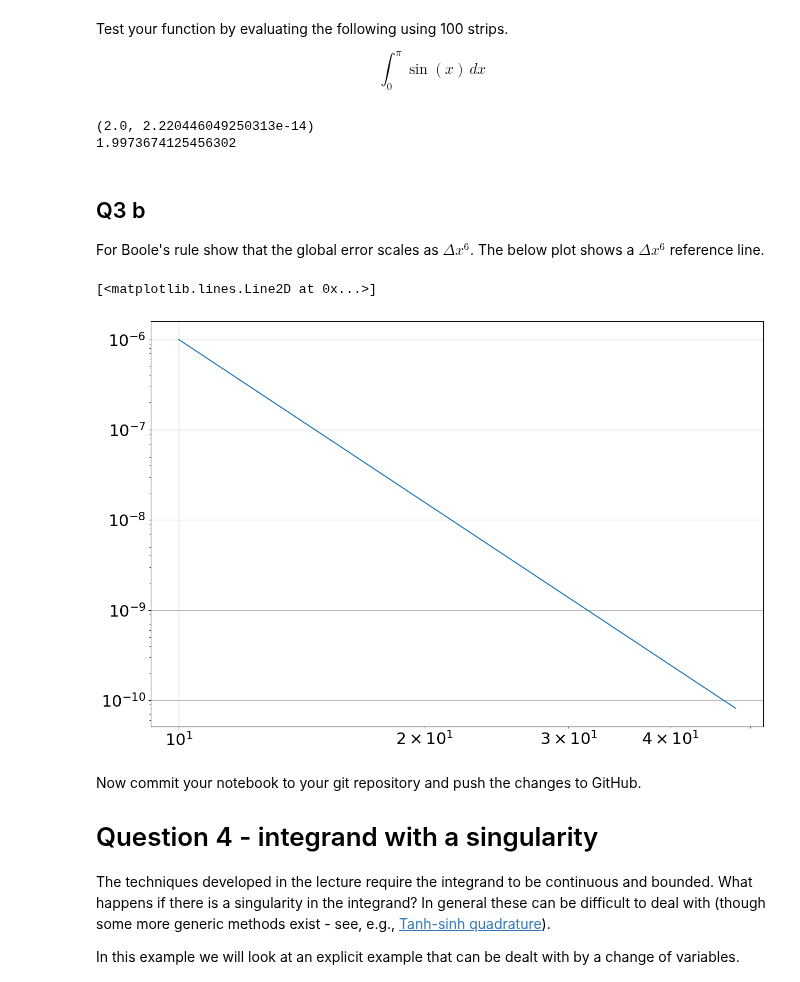
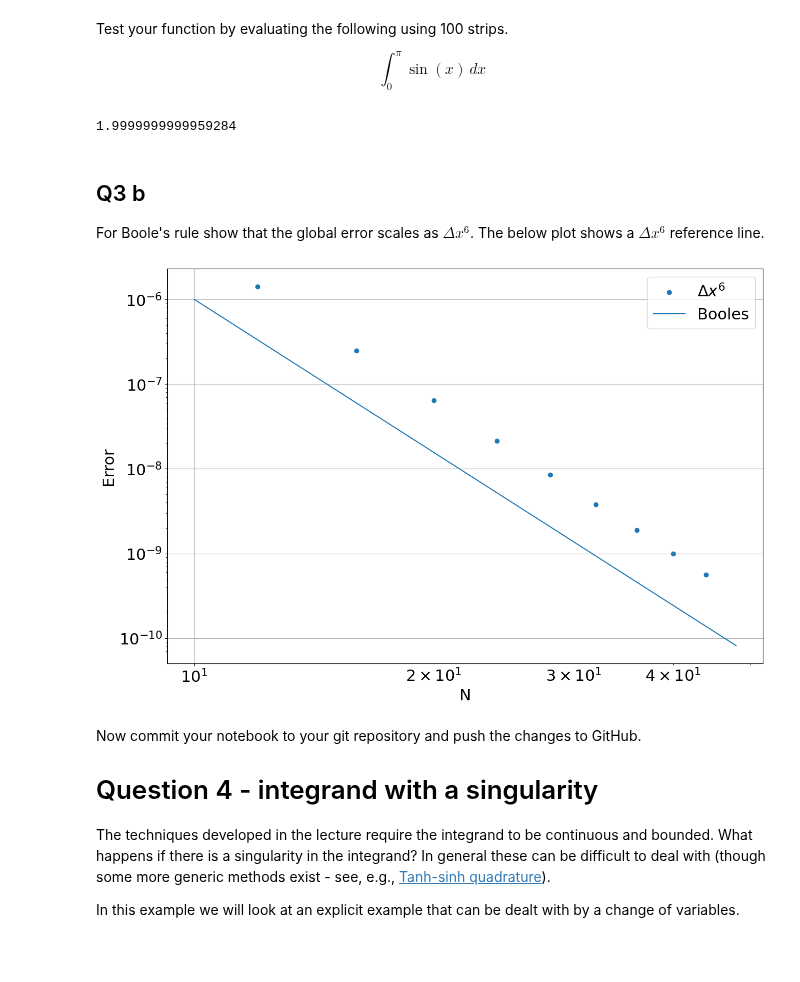
Before and after one commit to NiallCarbery/Computational_Science, a Jupyter notebook: Assignment4/Assignment-4.ipynb, the cells around one changed output. Drawn from its saved outputs; the diff is of its cells as text; code cells hidden in the pictures; blank space fills up the shorter version.

```diff
--- a/Assignment4/Assignment-4.ipynb
+++ b/Assignment4/Assignment-4.ipynb
@@ -163,11 +163,11 @@ Write a function that numerically integrates another function using Boole's rule
 # %%
 def Booles(f, a, b, N):
     deltax = (b-a)/N
-    fi = lambda i : f(a + (i)*deltax)
+    fi = lambda n, i: f(a+(4*i+n)*deltax)
     area = 0
-    i = 0
-    while i < N:
-        area += (2*deltax/45)*(7*fi(i)+32*fi(i)+12*fi(i)+32*fi(i)+7*fi(i))
+
+    for i in range(0, int(N/4)):
+        area += (2*deltax/45)*(7*fi(0, i)+32*fi(1, i)+12*fi(2, i)+32*fi(3, i)+7*fi(4, i))
         i += 4
     return area
 # %% [markdown]
@@ -175,31 +175,38 @@ Test your function by evaluating the following using 100 strips.
 
 $$ \int_0^\pi \sin(x)\,dx $$
 # %%
-def y(x):
+def sind(x):
     return np.sin(x)
 
-print(integrate.quad(y, 0, np.pi))
-print(Booles(y, 0, np.pi, 100))
+print(Booles(sind, 0, np.pi, 100))
 # %% [output]
-(2.0, 2.220446049250313e-14)
-1.9973674125456302
+1.9999999999959284
 # %% [markdown]
 ## Q3 b
 
 For Boole's rule show that the global error scales as $\Delta x^6$. The below plot shows a $\Delta x^6$ reference line.
 # %%
-x = np.linspace(10,48,100)
+x = np.linspace(10, 48, 100)
 y = x**-6
 
-error = (np.cos(x) - )
+errorx = []
+errory = []
+
+for i in range(12, 48, 4):
+    errorx.append(i)
+    errory.append(2-Booles(sind, 0, np.pi, i))
 
 plt.yscale('log')
 plt.xscale('log')
 plt.grid(True)
+plt.scatter(errorx, errory)
 plt.plot(x,y)
+plt.xlabel('N')
+plt.ylabel('Error')
+plt.legend(['$\Delta x^6$','Booles'])
+plt.show()
 # %% [output]
-[<matplotlib.lines.Line2D at 0x...>]
-[figure, old version]
+[figure, new version]
 # %% [markdown]
 Now commit your notebook to your git repository and push the changes to GitHub.
 
```
